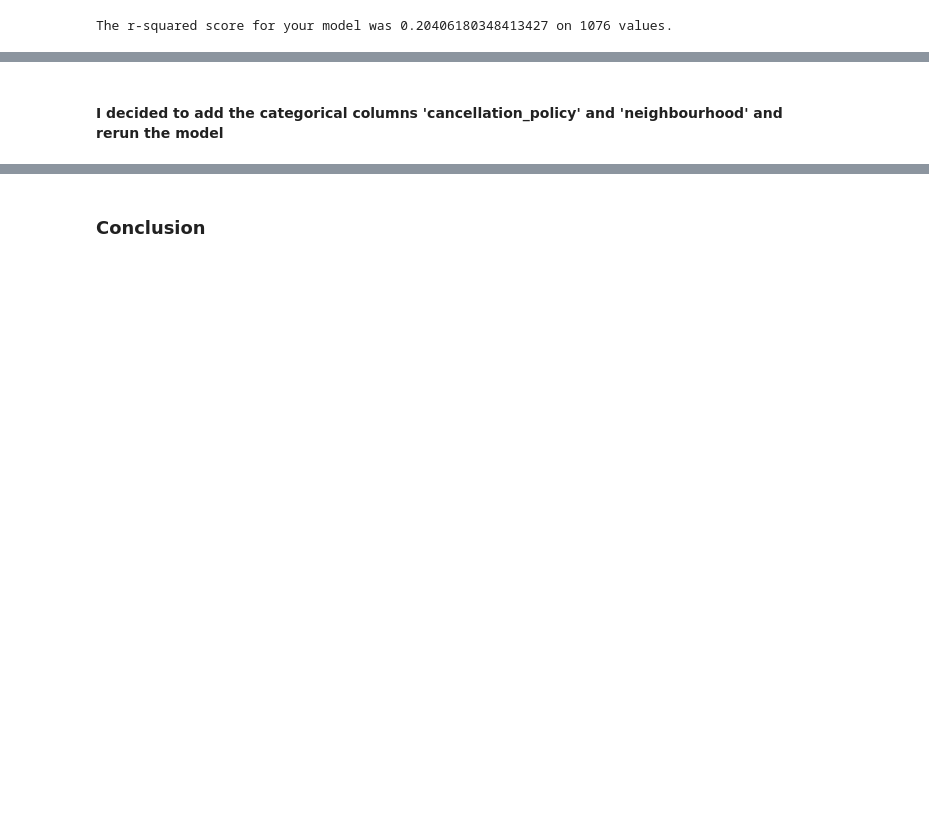
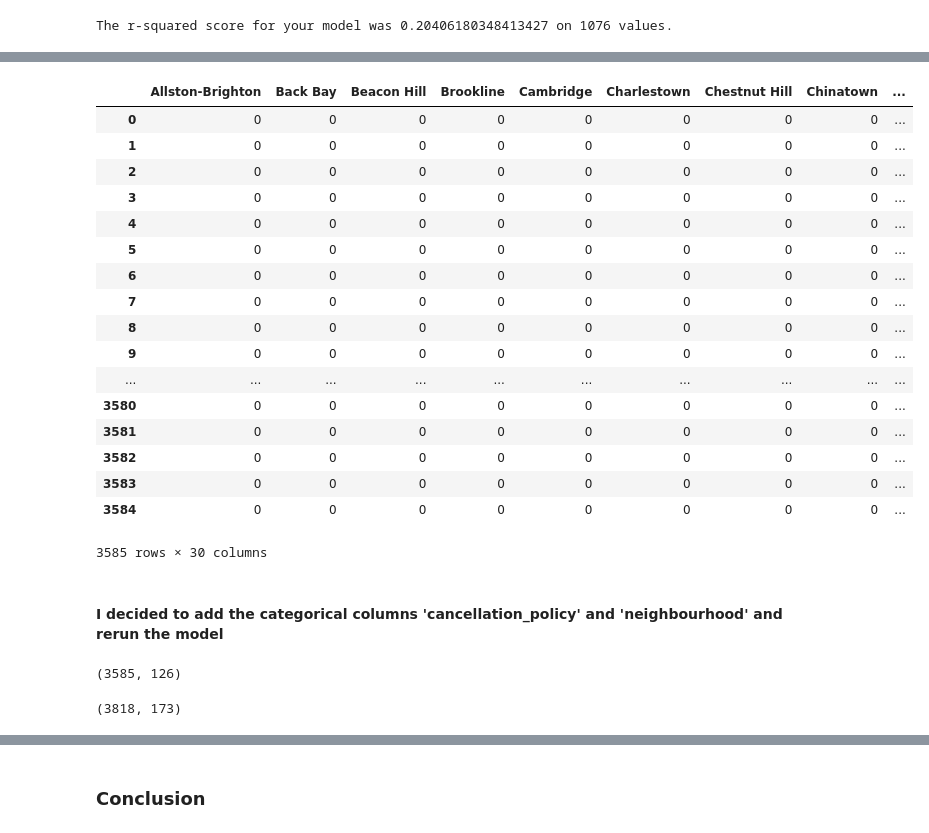
Before and after one commit to vasilyor/DataScienceBlogPost, a Jupyter notebook: DataScienceBlogPost.ipynb, the cells around one changed output, grey strips where cells are left out. Saved outputs shown, nothing was run; the diff lists cells and outputs as text; code cells hidden in the pictures; blank space fills up the shorter version.

```diff
--- a/DataScienceBlogPost.ipynb
+++ b/DataScienceBlogPost.ipynb
@@ -798,6 +812,25 @@ pd.get_dummies(df_b_list['cancellation_policy'])
 # %%
 # pd.get_dummies(df_b_list['description'])
 # pd.get_dummies(df_b_list['name'])
-testdf = pd.get_dummies(df_b_list['neighbourhood'])
+pd.get_dummies(df_b_list_new['neighbourhood'])
+# %% [output]
+|  | Allston-Brighton | Back Bay | Beacon Hill | Brookline | Cambridge | Charlestown | Chestnut Hill | Chinatown | ... |
+| 0 | 0 | 0 | 0 | 0 | 0 | 0 | 0 | 0 | ... |
+| 1 | 0 | 0 | 0 | 0 | 0 | 0 | 0 | 0 | ... |
+| 2 | 0 | 0 | 0 | 0 | 0 | 0 | 0 | 0 | ... |
+| 3 | 0 | 0 | 0 | 0 | 0 | 0 | 0 | 0 | ... |
+| 4 | 0 | 0 | 0 | 0 | 0 | 0 | 0 | 0 | ... |
+| 5 | 0 | 0 | 0 | 0 | 0 | 0 | 0 | 0 | ... |
+| 6 | 0 | 0 | 0 | 0 | 0 | 0 | 0 | 0 | ... |
+| 7 | 0 | 0 | 0 | 0 | 0 | 0 | 0 | 0 | ... |
+| 8 | 0 | 0 | 0 | 0 | 0 | 0 | 0 | 0 | ... |
+| 9 | 0 | 0 | 0 | 0 | 0 | 0 | 0 | 0 | ... |
+| ... | ... | ... | ... | ... | ... | ... | ... | ... | ... |
+| 3580 | 0 | 0 | 0 | 0 | 0 | 0 | 0 | 0 | ... |
+| 3581 | 0 | 0 | 0 | 0 | 0 | 0 | 0 | 0 | ... |
+| 3582 | 0 | 0 | 0 | 0 | 0 | 0 | 0 | 0 | ... |
+| 3583 | 0 | 0 | 0 | 0 | 0 | 0 | 0 | 0 | ... |
+| 3584 | 0 | 0 | 0 | 0 | 0 | 0 | 0 | 0 | ... |
+3585 rows × 30 columns
 # %% [markdown]
 #### I decided to add the categorical columns  'cancellation_policy' and 'neighbourhood' and rerun the model
@@ -803,0 +840,4 @@ testdf = pd.get_dummies(df_b_list['neighbourhood'])
+# %%
+df_b_list_dummies.shape
+# %% [output]
+(3585, 126)
@@ -803,0 +847,4 @@ testdf = pd.get_dummies(df_b_list['neighbourhood'])
+# %%
+df_s_list_dummies.shape
+# %% [output]
+(3818, 173)
```
Also changed, not shown: parts of 88 cells of this notebook, 1 other file.
